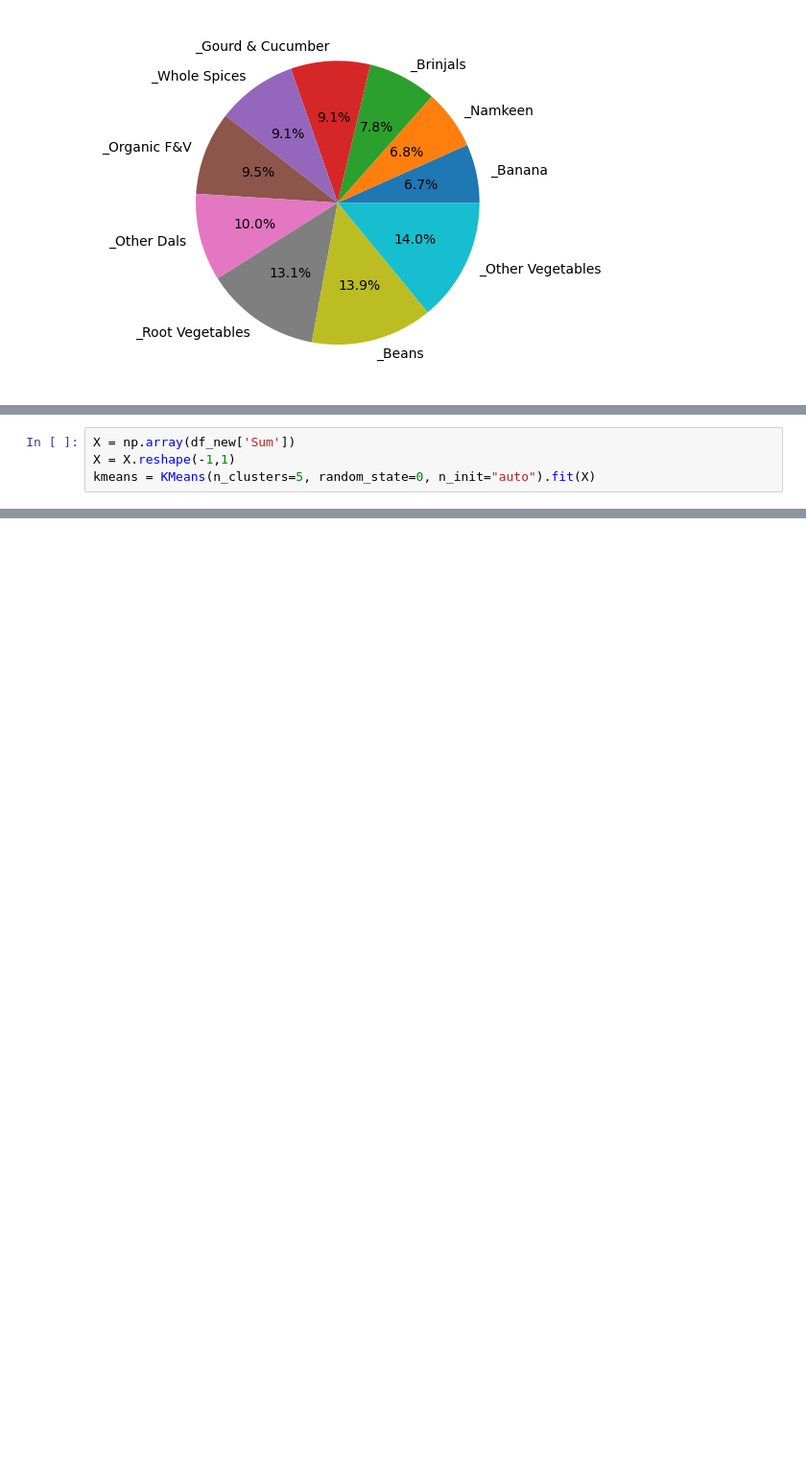
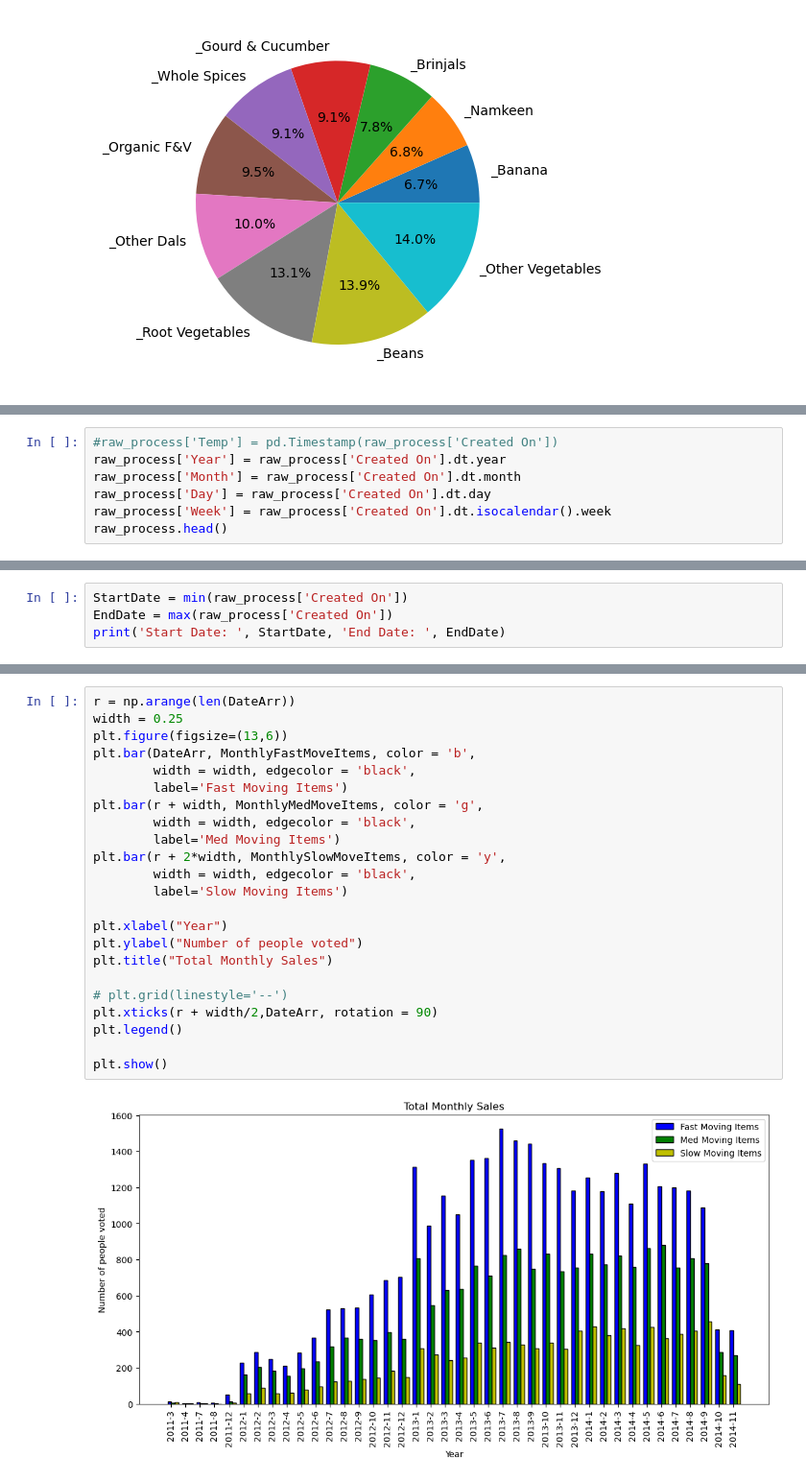
Before and after one commit to muthuganeshece/pyNotebooks, a Jupyter notebook: DataAnalysis/Business/BigBasketEDA.ipynb, the cells around one changed output, grey strips where cells are left out. Shown: that part at 96% size. Cells and saved outputs as stored; diff of their text form; blank space fills up the shorter version.

Commit message:
Monthly Average Sales

```diff
--- a/DataAnalysis/Business/BigBasketEDA.ipynb
+++ b/DataAnalysis/Business/BigBasketEDA.ipynb
@@ -225,4 +229,7 @@ from sklearn.cluster import KMeans
 # %%
-X = np.array(df_new['Sum'])
-X = X.reshape(-1,1)
-kmeans = KMeans(n_clusters=5, random_state=0, n_init="auto").fit(X)
+#raw_process['Temp'] = pd.Timestamp(raw_process['Created On'])
+raw_process['Year'] = raw_process['Created On'].dt.year
+raw_process['Month'] = raw_process['Created On'].dt.month
+raw_process['Day'] = raw_process['Created On'].dt.day
+raw_process['Week'] = raw_process['Created On'].dt.isocalendar().week
+raw_process.head()
@@ -243,0 +243,4 @@ array([0, 0, 0, 0, 0, 0, 0, 0, 0, 0, 0, 0, 0, 0, 0, 0, 0, 0, 0, 0, 0, 0,
+# %%
+StartDate = min(raw_process['Created On'])
+EndDate = max(raw_process['Created On'])
+print('Start Date: ', StartDate, 'End Date: ', EndDate)
@@ -243,0 +287,25 @@ array([0, 0, 0, 0, 0, 0, 0, 0, 0, 0, 0, 0, 0, 0, 0, 0, 0, 0, 0, 0, 0, 0,
+# %%
+r = np.arange(len(DateArr))
+width = 0.25
+plt.figure(figsize=(13,6))
+plt.bar(DateArr, MonthlyFastMoveItems, color = 'b',
+        width = width, edgecolor = 'black',
+        label='Fast Moving Items')
+plt.bar(r + width, MonthlyMedMoveItems, color = 'g',
+        width = width, edgecolor = 'black',
+        label='Med Moving Items')
+plt.bar(r + 2*width, MonthlySlowMoveItems, color = 'y',
+        width = width, edgecolor = 'black',
+        label='Slow Moving Items')
+
+plt.xlabel("Year")
+plt.ylabel("Number of people voted")
+plt.title("Total Monthly Sales")
+
+# plt.grid(linestyle='--')
+plt.xticks(r + width/2,DateArr, rotation = 90)
+plt.legend()
+
+plt.show()
+# %% [output]
+[figure, added]
```
Also changed, not shown: parts of 22 cells of this notebook, 1 other file.
